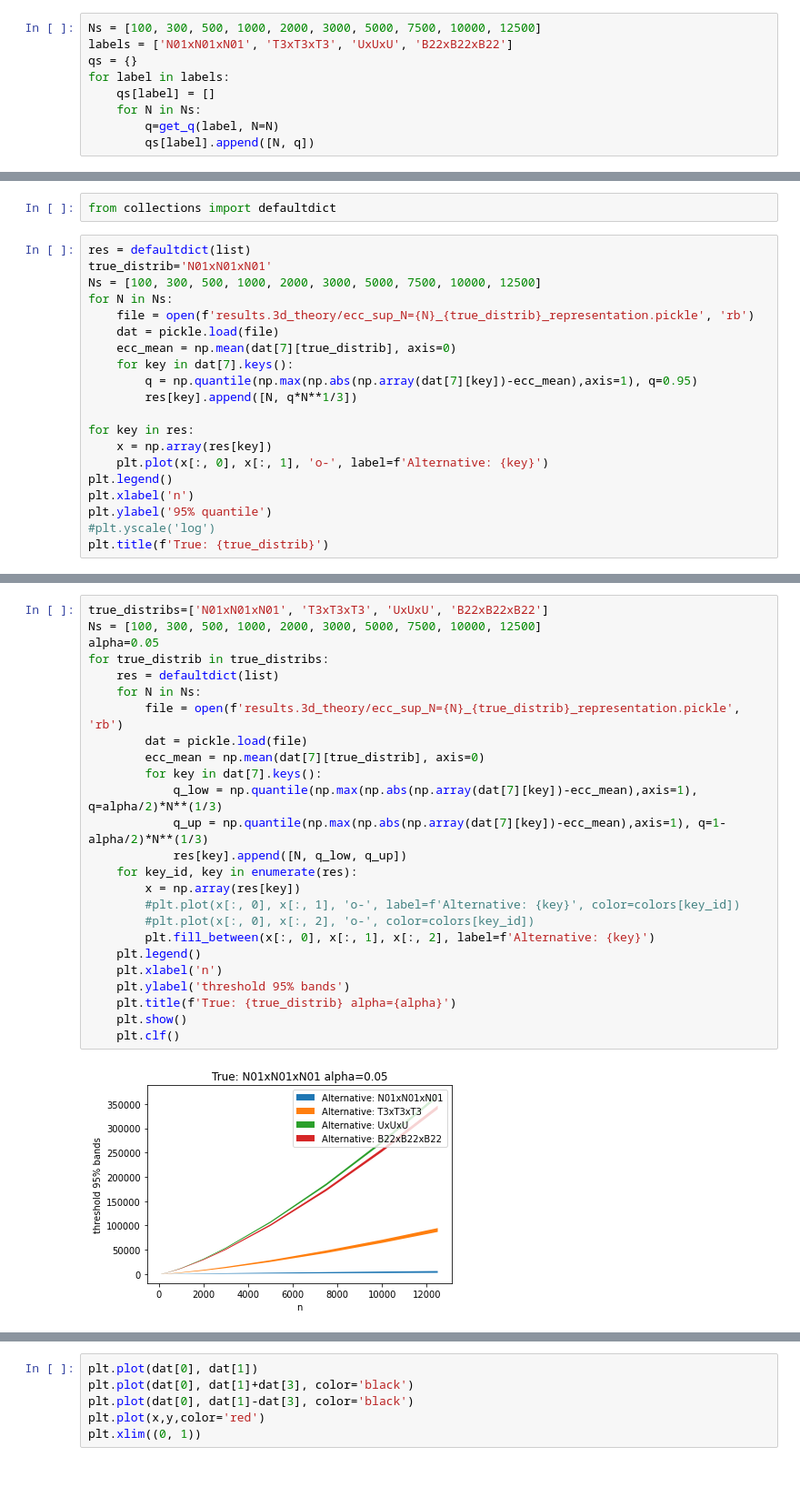
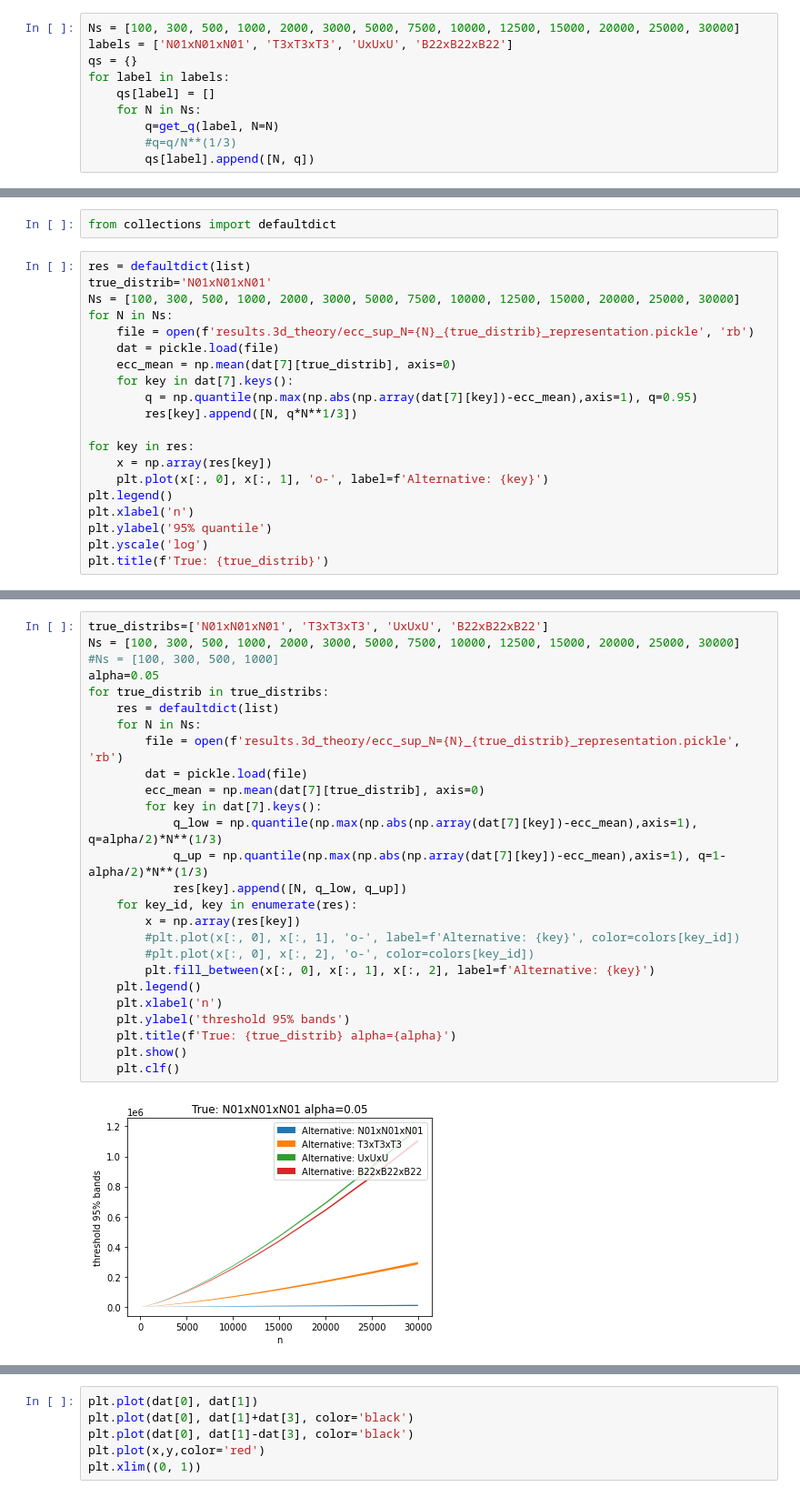
Before and after one commit to RafalTopolnicki/TopoTests, a Jupyter notebook: notebooks/plot_AllDistr3D_theory.ipynb, the cells around one changed output, grey strips where cells are left out. Shown at 91% size. Drawn from its saved outputs; the diff is of its cells as text.

```diff
--- a/notebooks/plot_AllDistr3D_theory.ipynb
+++ b/notebooks/plot_AllDistr3D_theory.ipynb
@@ -19,13 +20,14 @@ def get_q(dist_label, N, alpha=0.05):
     q = np.quantile(dat, 1-alpha)
     return q
 # %%
-Ns = [100, 300, 500, 1000, 2000, 3000, 5000, 7500, 10000, 12500]
+Ns = [100, 300, 500, 1000, 2000, 3000, 5000, 7500, 10000, 12500, 15000, 20000, 25000, 30000]
 labels = ['N01xN01xN01', 'T3xT3xT3', 'UxUxU', 'B22xB22xB22']
 qs = {}
 for label in labels:
     qs[label] = []
     for N in Ns:
         q=get_q(label, N=N)
+        #q=q/N**(1/3)
         qs[label].append([N, q])
 # %%
 for label in qs.keys():
@@ -42,7 +44,7 @@ from collections import defaultdict
 # %%
 res = defaultdict(list)
 true_distrib='N01xN01xN01'
-Ns = [100, 300, 500, 1000, 2000, 3000, 5000, 7500, 10000, 12500]
+Ns = [100, 300, 500, 1000, 2000, 3000, 5000, 7500, 10000, 12500, 15000, 20000, 25000, 30000]
 for N in Ns:
     file = open(f'results.3d_theory/ecc_sup_N={N}_{true_distrib}_representation.pickle', 'rb')
     dat = pickle.load(file)
@@ -57,7 +59,7 @@ for key in res:
 plt.legend()
 plt.xlabel('n')
 plt.ylabel('95% quantile')
-#plt.yscale('log')
+plt.yscale('log')
 plt.title(f'True: {true_distrib}')
 # %% [output]
 Text(0.5, 1.0, 'True: N01xN01xN01')
@@ -65,27 +67,28 @@ Text(0.5, 1.0, 'True: N01xN01xN01')
 # %%
 true_distribs=['N01xN01xN01', 'T3xT3xT3', 'UxUxU', 'B22xB22xB22']
-Ns = [100, 300, 500, 1000, 2000, 3000, 5000, 7500, 10000, 12500]
+Ns = [100, 300, 500, 1000, 2000, 3000, 5000, 7500, 10000, 12500, 15000, 20000, 25000, 30000]
+#Ns = [100, 300, 500, 1000]
 alpha=0.05
 for true_distrib in true_distribs:
     res = defaultdict(list)
     for N in Ns:
         file = open(f'results.3d_theory/ecc_sup_N={N}_{true_distrib}_representation.pickle', 'rb')
         dat = pickle.load(file)
         ecc_mean = np.mean(dat[7][true_distrib], axis=0)
         for key in dat[7].keys():
             q_low = np.quantile(np.max(np.abs(np.array(dat[7][key])-ecc_mean),axis=1), q=alpha/2)*N**(1/3)
             q_up = np.quantile(np.max(np.abs(np.array(dat[7][key])-ecc_mean),axis=1), q=1-alpha/2)*N**(1/3)
             res[key].append([N, q_low, q_up])
     for key_id, key in enumerate(res):
         x = np.array(res[key])
         #plt.plot(x[:, 0], x[:, 1], 'o-', label=f'Alternative: {key}', color=colors[key_id])
         #plt.plot(x[:, 0], x[:, 2], 'o-', color=colors[key_id])
         plt.fill_between(x[:, 0], x[:, 1], x[:, 2], label=f'Alternative: {key}')
     plt.legend()
     plt.xlabel('n')
     plt.ylabel('threshold 95% bands')
     plt.title(f'True: {true_distrib} alpha={alpha}')
     plt.show()
     plt.clf()
 # %% [output]
-[figure, old version]
+[figure, new version]
```
Also changed, not shown: parts of 34 cells of this notebook, 2 other files.
